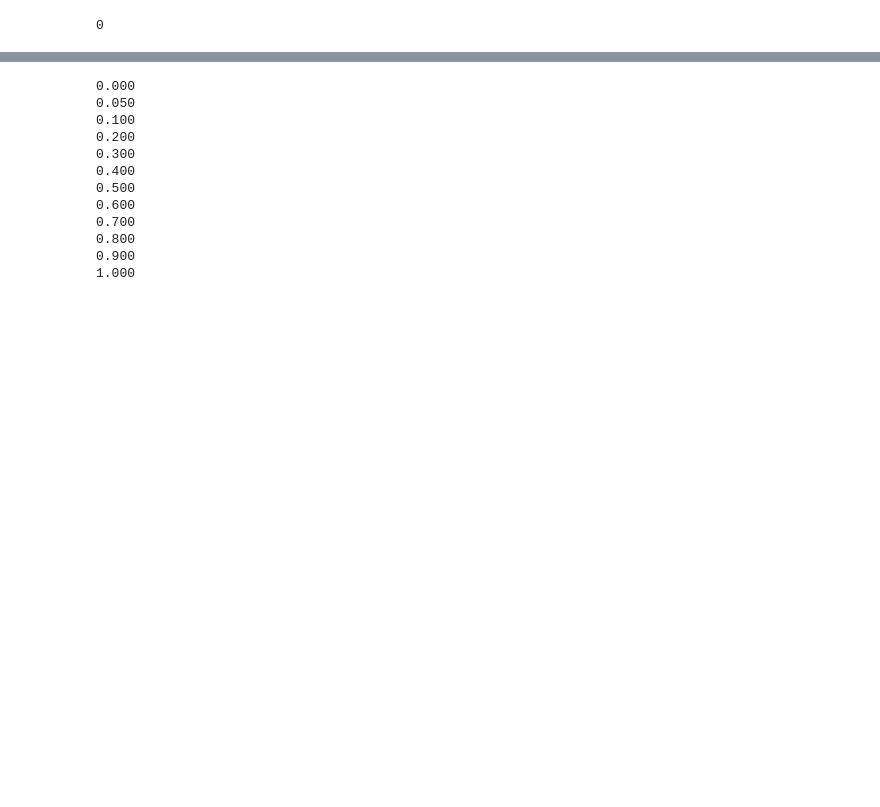
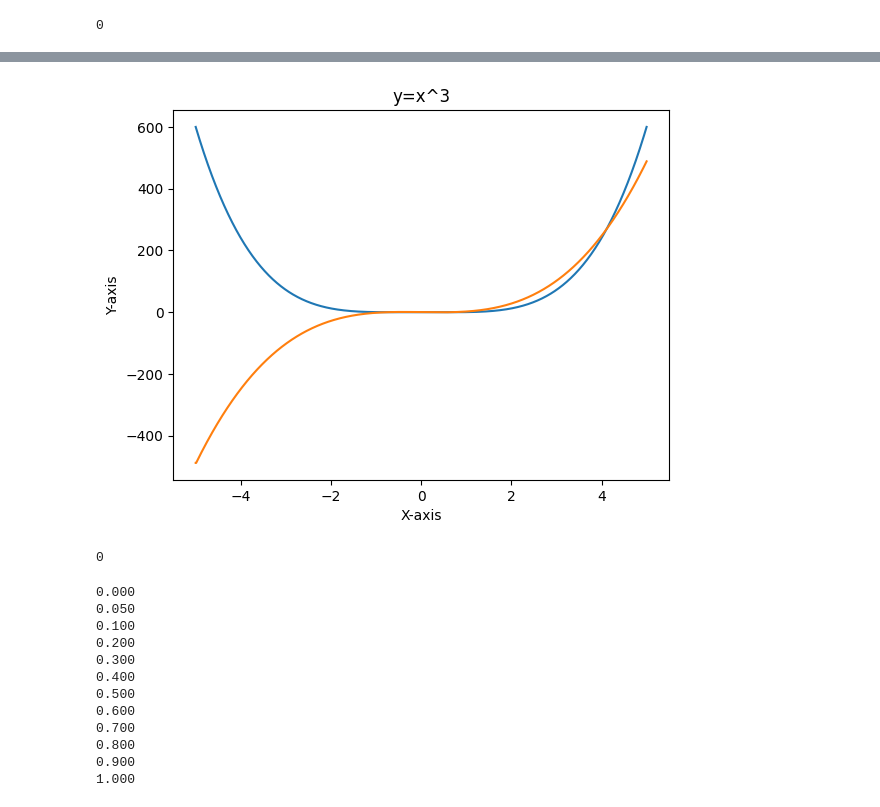
Before and after one commit to Artem021/HREMD, a Jupyter notebook: v0/cp2k.ipynb, the cells around one changed output, grey strips where cells are left out. Cells and saved outputs as stored; diff of their text form; code cells hidden in the pictures; blank space fills up the shorter version.

```diff
--- a/cp2k.ipynb
+++ b/v0/cp2k.ipynb
@@ -32,3 +107,38 @@ print(0)
+# %%
+import matplotlib.pyplot as plt
+
+def derivative(f,x):
+    df = []
+    # df.append(f[0])
+    assert len(f)==len(x)
+    for i in range(len(f)-1):
+        df.append((f[i+1]-f[i])/(x[i+1]-x[i]))
+    df.insert(0,df[0])
+    return df
+
+x0 = -5
+xn = 5
+h = 0.01
+
+x = [x0 + h*i for i in range(int((xn-x0)/h)+1)]
+
+y = [i**4-i**2 for i in x]
+y_ = derivative(y,x)
+
+
+
+plt.plot(x, y)
+plt.plot(x, y_)
+plt.title("y=x^3") # Title of the plot
+plt.xlabel('X-axis') # X-Label
+plt.ylabel('Y-axis') # Y-Label
+# show() is used for displaying the plot
+plt.show()
+
+print(0)
+# %% [output]
+[figure, added]
+0
 # %%
 os.chdir('/home/artem/paracetamol/pure_cp2k/test')
 
```
Also changed, not shown: parts of 3 cells of this notebook, 27 other files.
